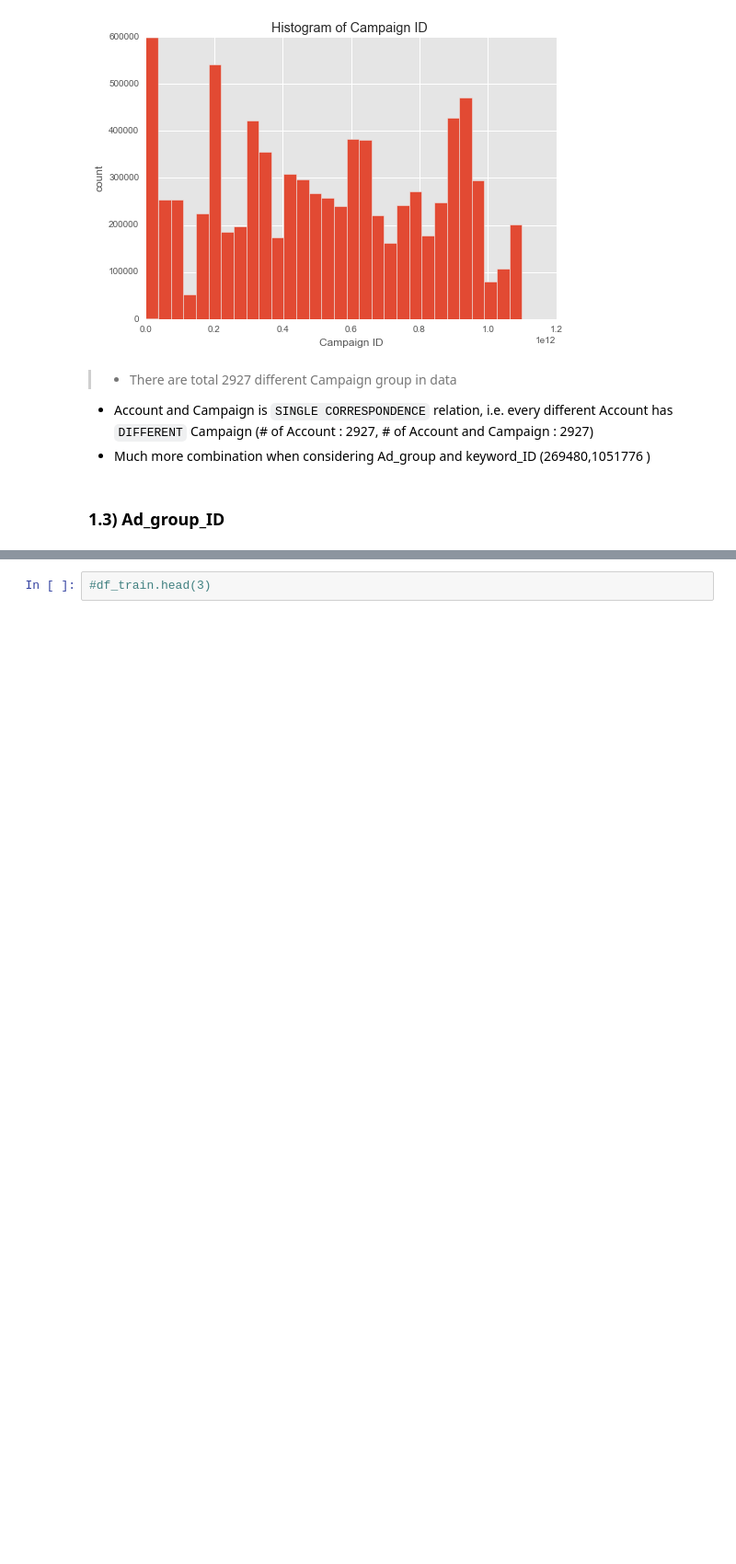
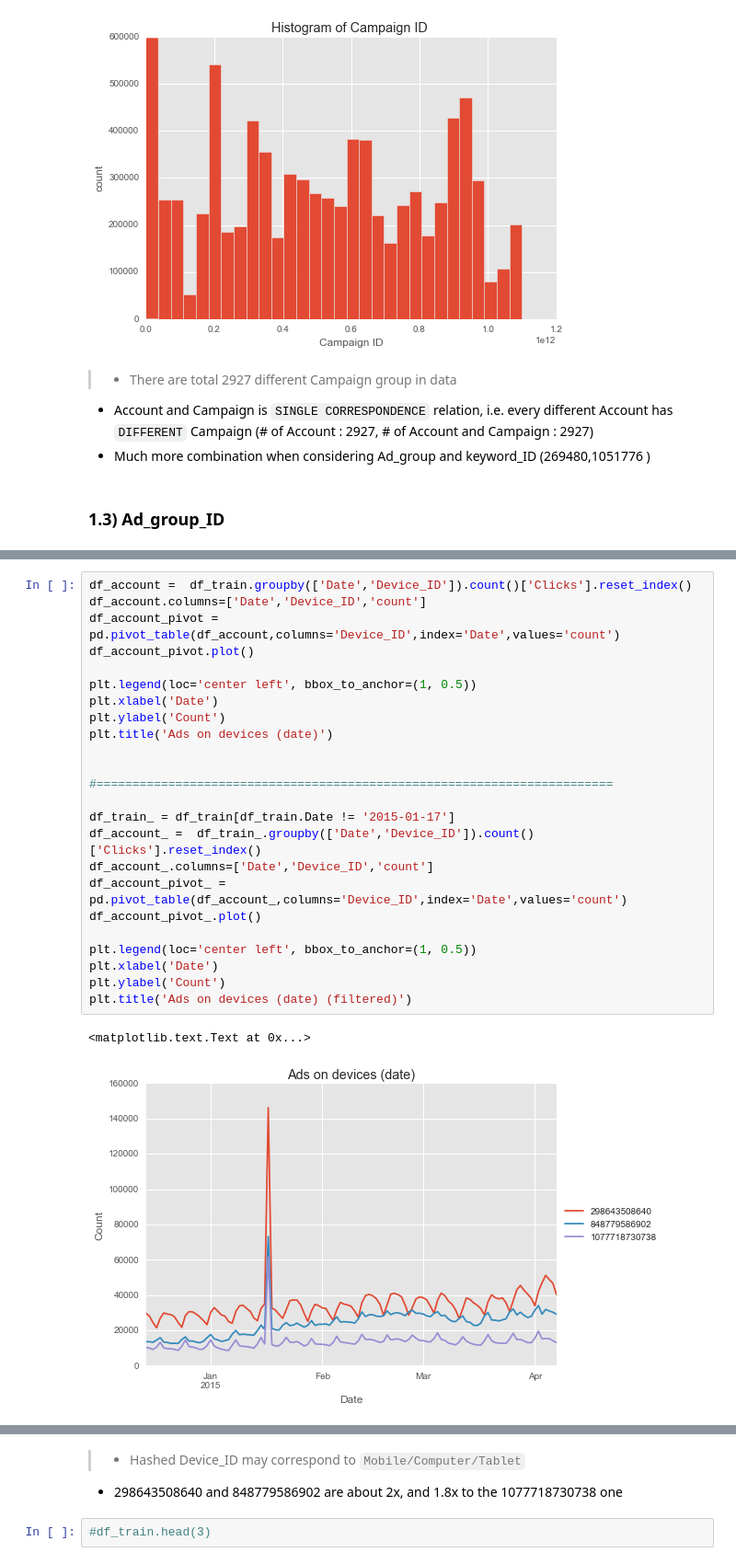
Before and after one commit to yennanliu/analysis, a Jupyter notebook: GY_guide/G_Y_Guide_EDA_final.ipynb, the cells around one changed output, grey strips where cells are left out. Shown: that part at 92% size. Drawn from its saved outputs; the diff is of its cells as text; blank space fills up the shorter version.

```diff
--- a/GY_guide/G_Y_Guide_EDA_final.ipynb
+++ b/GY_guide/G_Y_Guide_EDA_final.ipynb
@@ -269,0 +315,27 @@ plt.title('Histogram of Ad_group ID ')
+# %%
+df_account =  df_train.groupby(['Date','Device_ID']).count()['Clicks'].reset_index()
+df_account.columns=['Date','Device_ID','count']
+df_account_pivot = pd.pivot_table(df_account,columns='Device_ID',index='Date',values='count')
+df_account_pivot.plot()
+
+plt.legend(loc='center left', bbox_to_anchor=(1, 0.5))
+plt.xlabel('Date')
+plt.ylabel('Count')
+plt.title('Ads on devices (date)')
+
+
+#========================================================================
+
+df_train_ = df_train[df_train.Date != '2015-01-17']
+df_account_ =  df_train_.groupby(['Date','Device_ID']).count()['Clicks'].reset_index()
+df_account_.columns=['Date','Device_ID','count']
+df_account_pivot_ = pd.pivot_table(df_account_,columns='Device_ID',index='Date',values='count')
+df_account_pivot_.plot()
+
+plt.legend(loc='center left', bbox_to_anchor=(1, 0.5))
+plt.xlabel('Date')
+plt.ylabel('Count')
+plt.title('Ads on devices (date) (filtered)')
+# %% [output]
+<matplotlib.text.Text at 0x...>
+[figure, added]
@@ -270,2 +343,5 @@ plt.title('Histogram of Ad_group ID ')
+# %% [markdown]
+> - Hashed Device_ID may correspond to `Mobile/Computer/Tablet`
+- 298643508640 and 848779586902 are about 2x, and 1.8x to the 1077718730738 one
 # %%
 #df_train.head(3)
```
Also changed, not shown: parts of 19 cells of this notebook.
